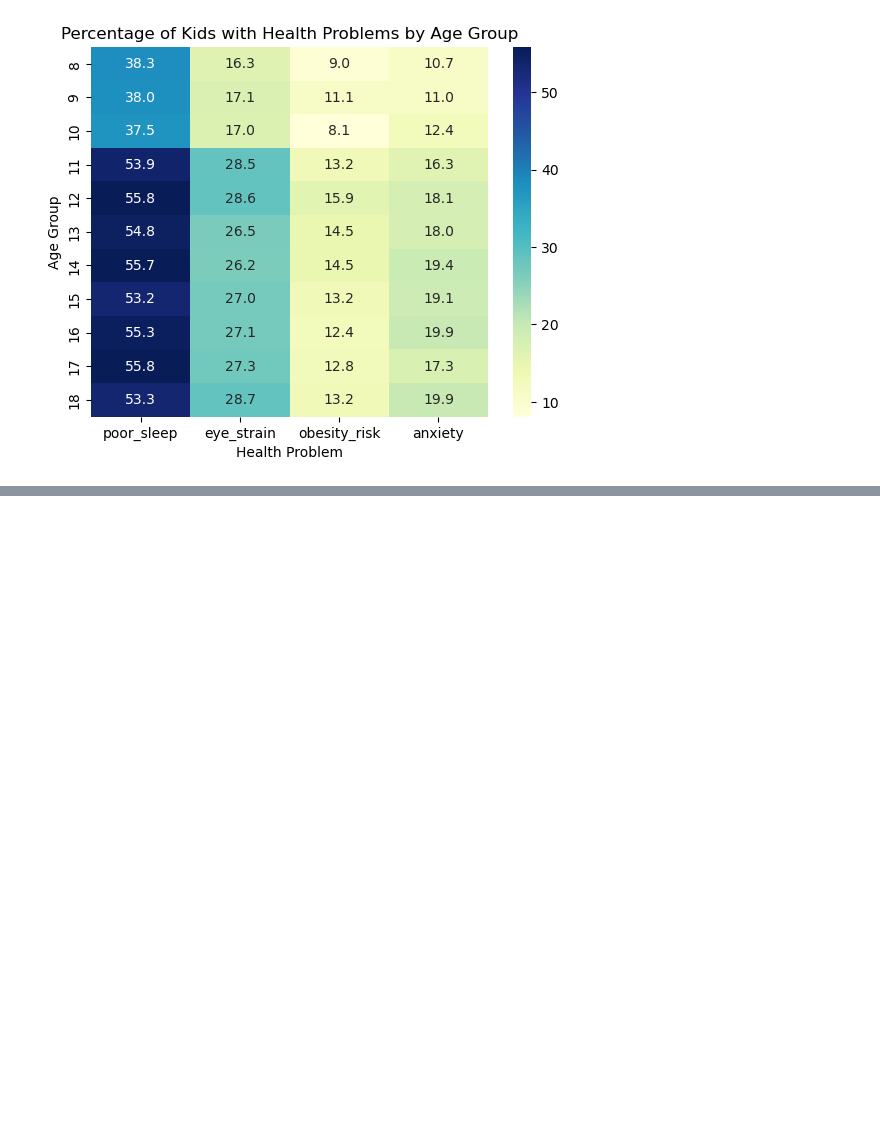
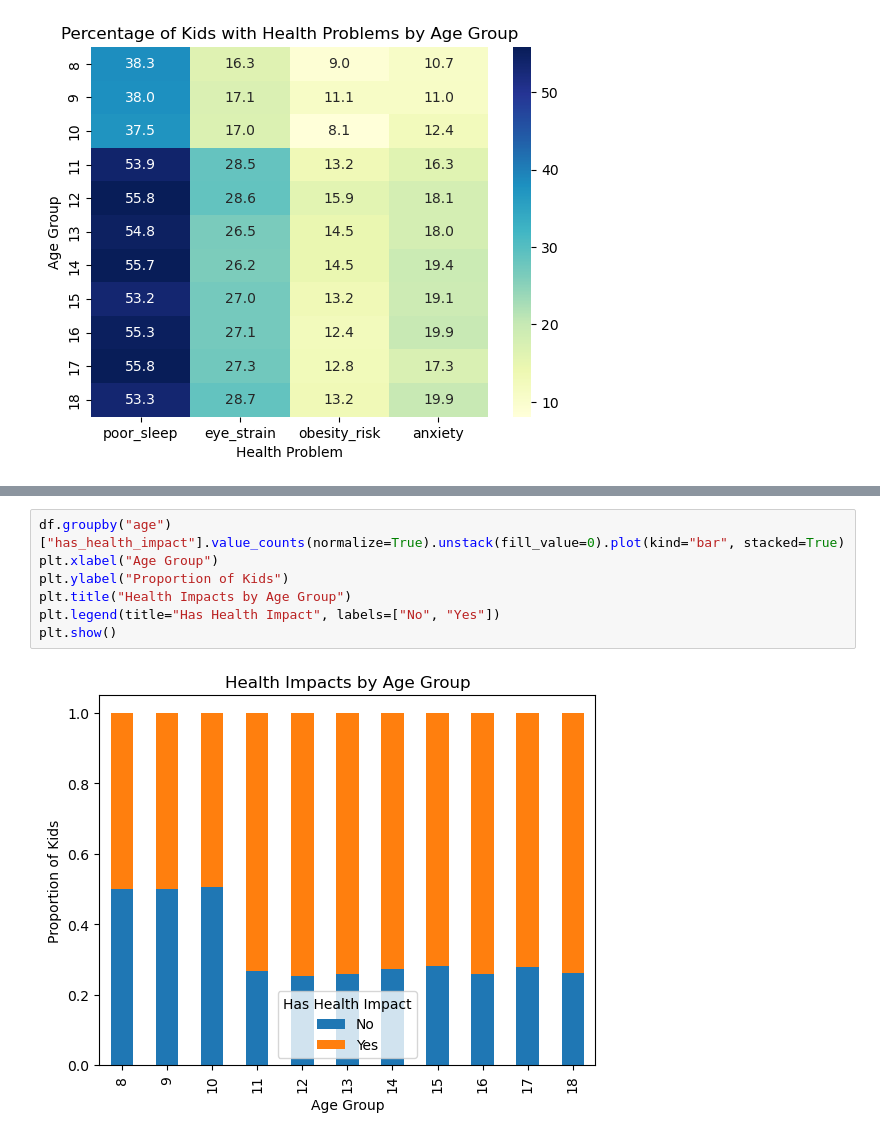
Before and after one commit to suranjanrana/indian-kids-screen-time-analysis, a Jupyter notebook: screen_time_analysis.ipynb, the cells around one changed output, grey strips where cells are left out. Drawn from its saved outputs; the diff is of its cells as text; blank space fills up the shorter version.

```diff
--- a/screen_time_analysis.ipynb
+++ b/screen_time_analysis.ipynb
@@ -427,0 +459,9 @@ plt.show()
+# %%
+df.groupby("age")["has_health_impact"].value_counts(normalize=True).unstack(fill_value=0).plot(kind="bar", stacked=True)
+plt.xlabel("Age Group")
+plt.ylabel("Proportion of Kids")
+plt.title("Health Impacts by Age Group")
+plt.legend(title="Has Health Impact", labels=["No", "Yes"])
+plt.show()
+# %% [output]
+[figure, added]
```
Also changed, not shown: parts of 2 cells of this notebook.
